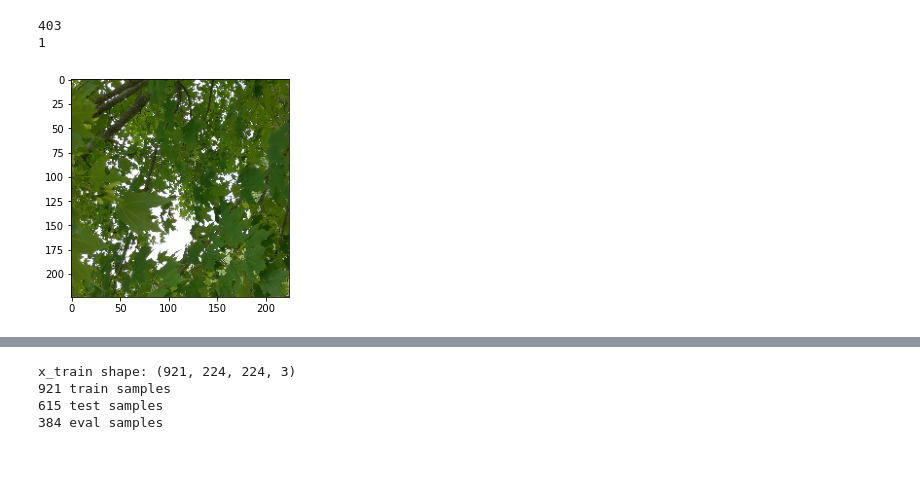
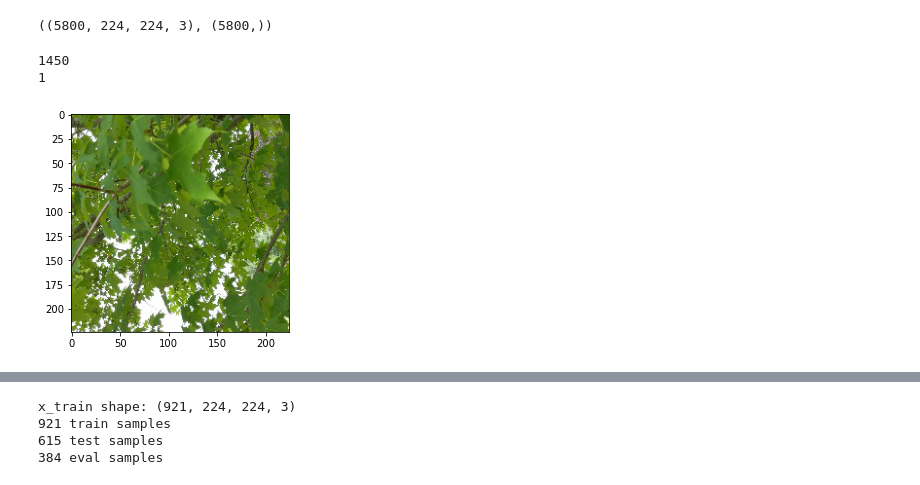
Before and after one commit to drewb8419/leaves_recognition_CNN, a Jupyter notebook: 2_Capstone3_model.ipynb, the cells around one changed output, grey strips where cells are left out. Drawn from its saved outputs; the diff is of its cells as text; code cells hidden in the pictures.

```diff
--- a/2_Capstone3_model.ipynb
+++ b/2_Capstone3_model.ipynb
@@ -22,0 +20,4 @@ y = np.load('y_color.npy', allow_pickle=False)
+# %%
+folderX = os.listdir('image_arrays/' + folder[0])
+foldery = os.listdir('image_arrays/' + folder[1])
+print(folderX, foldery)
@@ -22,0 +26,8 @@ y = np.load('y_color.npy', allow_pickle=False)
+# %%
+file1 = folderX[0]
+file2 = folderX[1]
+X0 = np.load('image_arrays/' + folder[0] + '/'+ file1, allow_pickle=False)
+X1 = np.load('image_arrays/' + folder[0] + '/'+ file2, allow_pickle=False)
+
+X1.shape
+print(file1, file2)
@@ -22,0 +40,2 @@ y = np.load('y_color.npy', allow_pickle=False)
+# %%
+X = np.append(X, X1, axis=0)
@@ -22,0 +46,15 @@ y = np.load('y_color.npy', allow_pickle=False)
+# %%
+num_chunks = len(folderX)
+for i in range(num_chunks):
+    Xfile = folderX[i]
+    yfile = foldery[i]
+    print(i, Xfile, yfile)
+    Xi = np.load('image_arrays/' + folder[0] + '/'+ Xfile, allow_pickle=False)
+    yi = np.load('image_arrays/' + folder[1] + '/'+ yfile, allow_pickle=False)
+
+    if i==0:
+        X = Xi
+        y = yi
+    else:
+        X = np.append(X,Xi, axis=0)
+        y = np.append(y,yi,axis=0)
@@ -23,13 +72,17 @@ y = np.load('y_color.npy', allow_pickle=False)
+# %%
+X.shape, y.shape
+# %% [output]
+((5800, 224, 224, 3), (5800,))
 # %%
-i = int(0.21*X.shape[0])
+i = int(0.25*X.shape[0])
 print(i)
 print(y[i])
 plt.imshow(X[i])
 plt.show()
 # %% [output]
-403
+1450
 1
-[figure, old version]
+[figure, new version]
 # %%
 i = int(0.77*X.shape[0])
 print(i)
```
Also changed, not shown: parts of 10 cells of this notebook.
